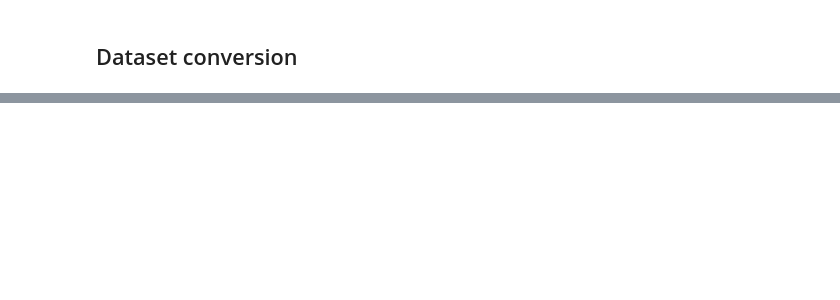
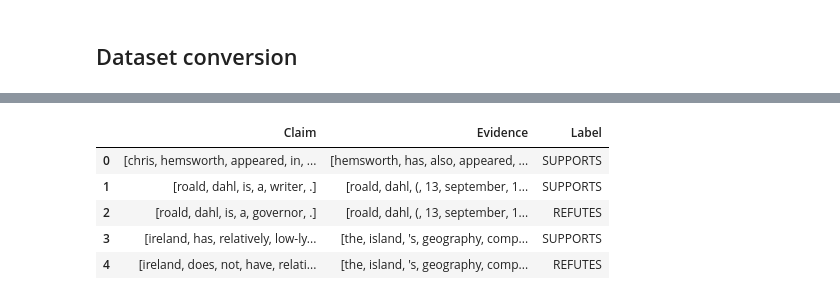
Before and after one commit to pptr3/nlp-assignments, a Jupyter notebook: assignment4/davide/Assignment_4.ipynb, the cells around one changed output, grey strips where cells are left out. Cells and saved outputs as stored; diff of their text form; code cells hidden in the pictures; blank space fills up the shorter version.

```diff
--- a/assignment4/davide/Assignment_4.ipynb
+++ b/assignment4/davide/Assignment_4.ipynb
@@ -444,6 +463,14 @@ def tokenize_df(df) :
   return tmp
 # %%
 tok_train_df = tokenize_df(train_df)
+tok_train_df.head()
+# %% [output]
+|  | Claim | Evidence | Label |
+| 0 | [chris, hemsworth, appeared, in, ... | [hemsworth, has, also, appeared, ... | SUPPORTS |
+| 1 | [roald, dahl, is, a, writer, .] | [roald, dahl, (, 13, september, 1... | SUPPORTS |
+| 2 | [roald, dahl, is, a, governor, .] | [roald, dahl, (, 13, september, 1... | REFUTES |
+| 3 | [ireland, has, relatively, low-ly... | [the, island, 's, geography, comp... | SUPPORTS |
+| 4 | [ireland, does, not, have, relati... | [the, island, 's, geography, comp... | REFUTES |
 # %%
 # build vocab
 def build_vocab_from_df(df) :
```
Also changed, not shown: parts of 35 cells of this notebook.
